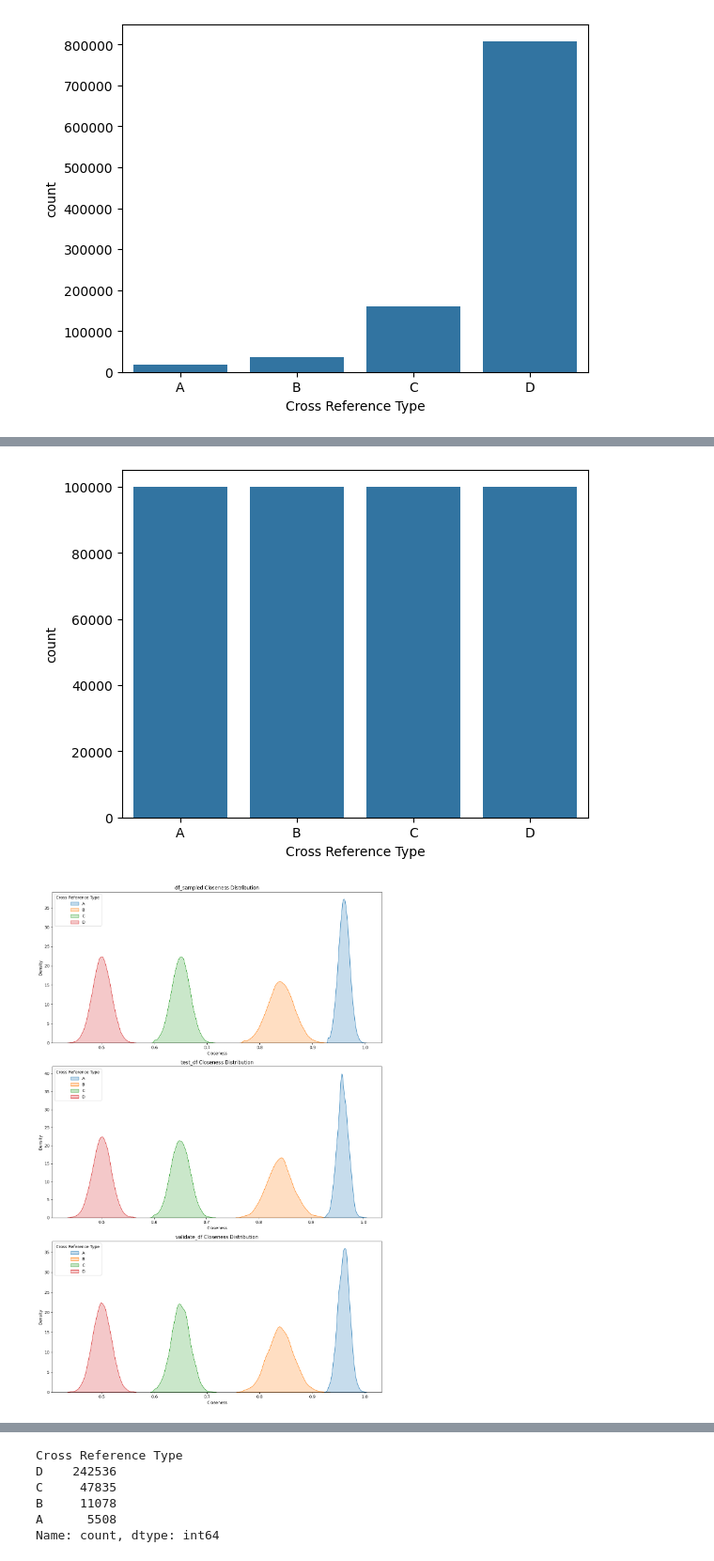
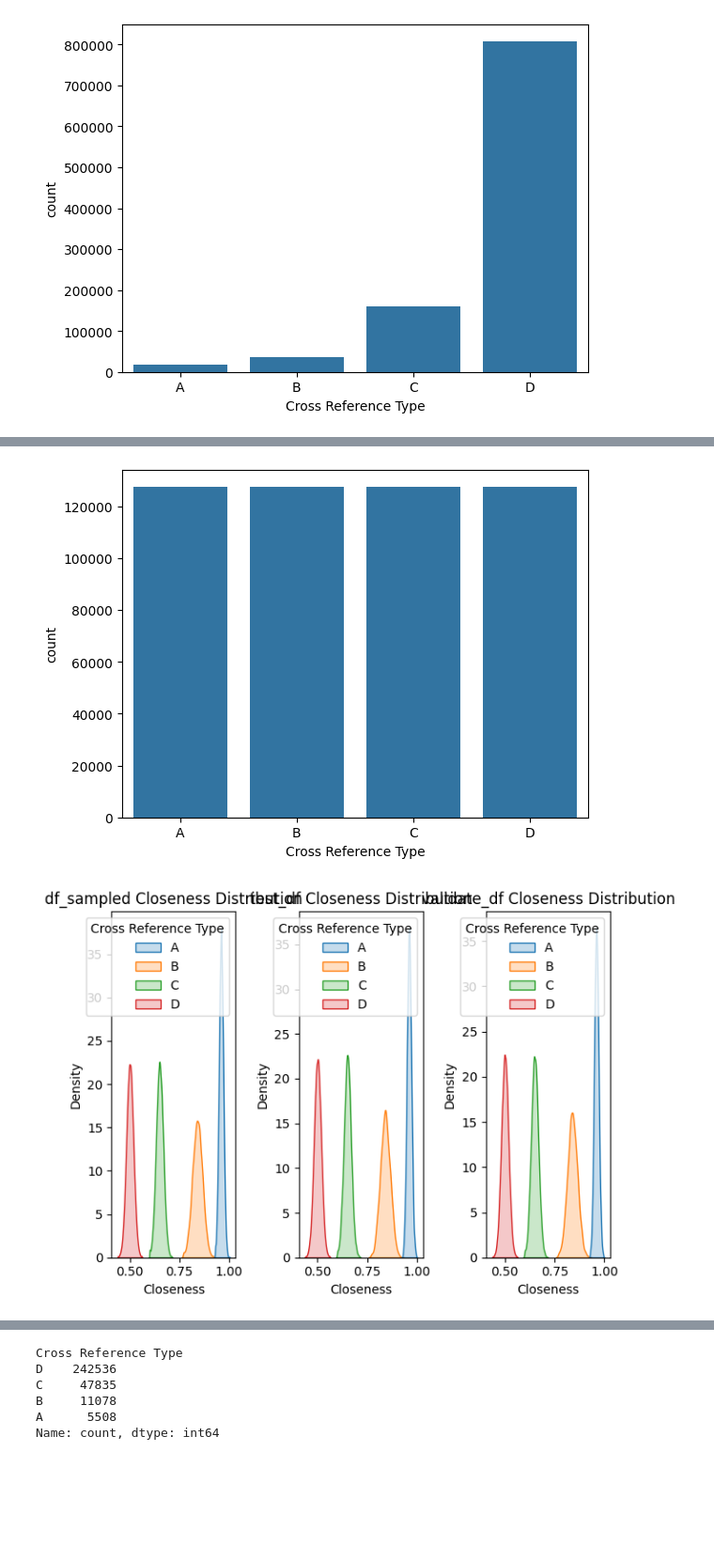
Before and after one commit to Flyingfish812/PIE2024STMicro, a Jupyter notebook: notebook/DL-Siames.ipynb, the cells around one changed output, grey strips where cells are left out. Shown at 94% size. Cells and saved outputs as stored; diff of their text form; code cells hidden in the pictures; blank space fills up the shorter version.

```diff
--- a/notebook/DL-Siames.ipynb
+++ b/notebook/DL-Siames.ipynb
@@ -103,3 +103,16 @@ len(df_filtered)
 1023192
 # %%
 df_filtered.to_csv('df_filtered.csv', index=False)
+# %%
+df_filtered = pd.read_csv('df_filtered.csv')
+# %%
+# Get dummies (one-hot encoding) for both columns
+supplier_package_encoded = pd.get_dummies(df_filtered['Supplier_Package'], prefix='pkg')
+supplier_package_comp_encoded = pd.get_dummies(df_filtered['Supplier_Package_comp'], prefix='pkg_comp')
+
+# Drop original columns and concatenate one-hot encoded columns
+df_filtered = pd.concat([
+    df_filtered.drop(['Supplier_Package', 'Supplier_Package_comp'], axis=1),
+    supplier_package_encoded,
+    supplier_package_comp_encoded
+], axis=1)
@@ -136,8 +158,8 @@ def split_dataframe(df, train_percent=0.8, validate_percent=0.1, test_percent=0.
 
     return train_df, validate_df, test_df
 # %%
-train_df, validate_df, test_df = split_dataframe(df_sampled)
-print(train_df["Cross Reference Type"].value_counts(normalize=True))
+train_df, validate_df, test_df = split_dataframe(df_filtered)
+print(train_df["Cross Reference Type"].value_counts(normalize=False))
 print(validate_df["Cross Reference Type"].value_counts(normalize=True))
 print(test_df["Cross Reference Type"].value_counts(normalize=True))
 # %% [output]
@@ -177,8 +204,8 @@ df_sampled = pd.concat([class_A_oversampled, class_B_downsampled, class_C_downsa
 # %%
-sns.countplot(df_sampled, x="Cross Reference Type")
+sns.countplot(df_train, x="Cross Reference Type")
 plt.show()
 # %% [output]
-[figure, old version]
+[figure, new version]
 # %%
 
 from scipy.stats import norm
@@ -222,20 +249,20 @@ convert(test_df)
 # %%
 # Define a color palette
 
 
 # Plot KDE plots with the same color palette
-fig, axes = plt.subplots(3, 1, figsize=(12, 18))
+fig, axes = plt.subplots(1, 3)
 
 sns.kdeplot(data=train_df.sort_values("Cross Reference Type"), x='Closeness', hue='Cross Reference Type', fill=True, common_norm=False, ax=axes[0])
 axes[0].set_title('df_sampled Closeness Distribution')
 
 sns.kdeplot(data=test_df.sort_values("Cross Reference Type"), x='Closeness', hue='Cross Reference Type', fill=True, common_norm=False, ax=axes[1])
 axes[1].set_title('test_df Closeness Distribution')
 
 sns.kdeplot(data=validate_df.sort_values("Cross Reference Type"), x='Closeness', hue='Cross Reference Type', fill=True, common_norm=False, ax=axes[2])
 axes[2].set_title('validate_df Closeness Distribution')
 
 plt.tight_layout()
 plt.show()
 # %% [output]
-[figure, old version]
+[figure, new version]
```
Also changed, not shown: parts of 16 cells of this notebook, 6 other files.
